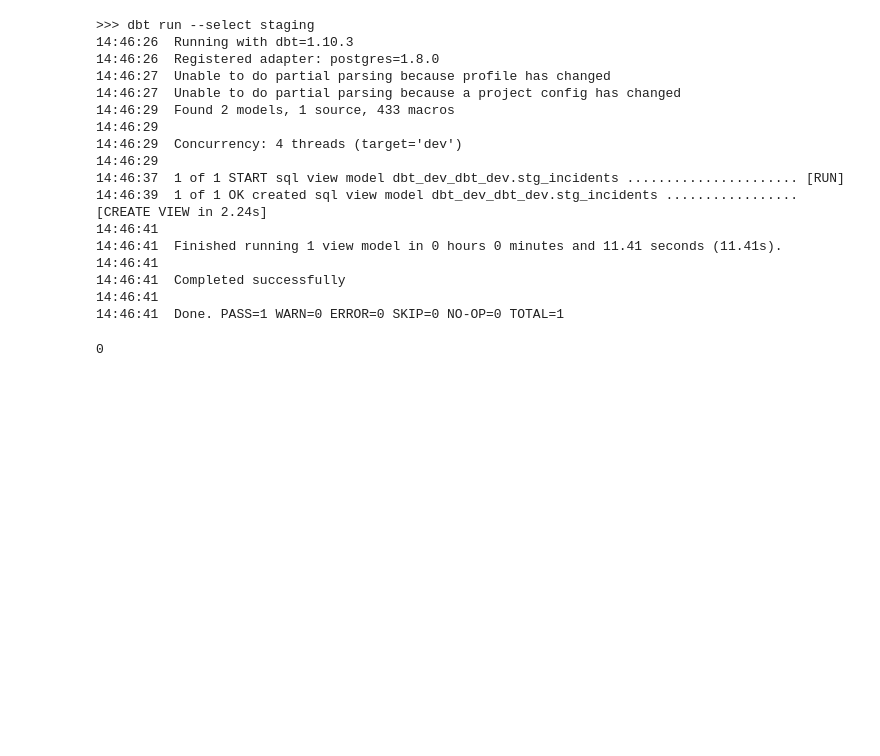
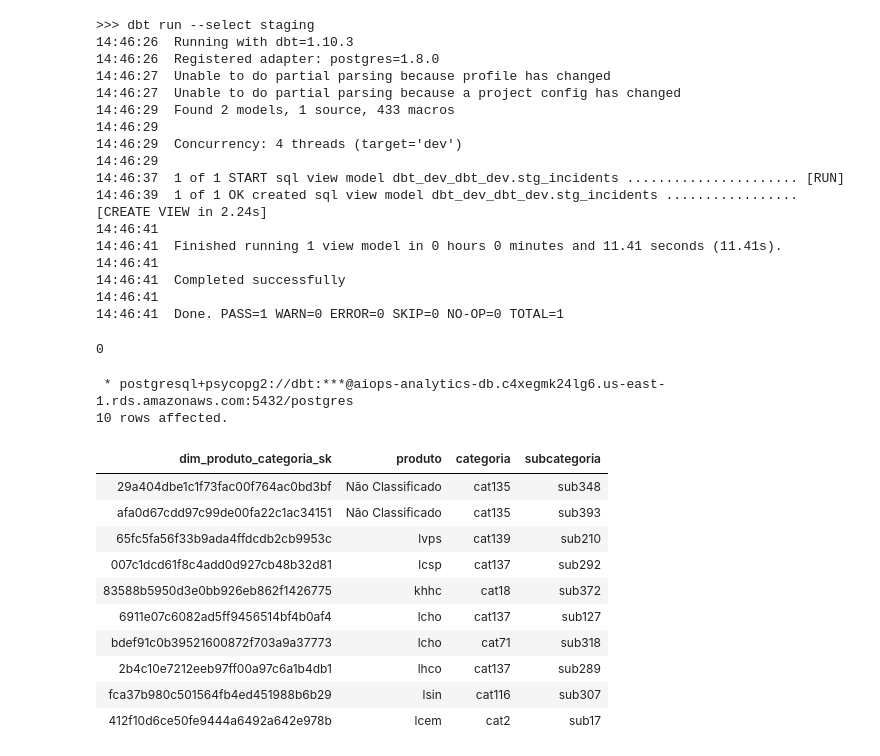
Before and after one commit to LucasBitte/aiops-locaweb-predictive-analytics, a Jupyter notebook: notebooks/03_dbt_star_schema.ipynb, the cells around one changed output. Saved outputs shown, nothing was run; the diff lists cells and outputs as text; code cells hidden in the pictures; blank space fills up the shorter version.

```diff
--- a/notebooks/03_dbt_star_schema.ipynb
+++ b/notebooks/03_dbt_star_schema.ipynb
@@ -149,3 +149,54 @@ run_dbt('run --select staging')
 14:46:41
 14:46:41  Done. PASS=1 WARN=0 ERROR=0 SKIP=0 NO-OP=0 TOTAL=1
 0
+# %%
+%%sql
+-- ─────────────────────────────────────────────────────────────
+-- dim_produto_categoria.sql
+--
+-- Unifiquei produto e categoria em uma única dimensão porque
+-- esses dois atributos descrevem o mesmo objeto: o ativo de TI
+-- impactado e a natureza da falha que ocorreu nele.
+-- Separá-los criaria joins desnecessários no Power BI
+-- sem agregar valor analítico real.
+-- ─────────────────────────────────────────────────────────────
+
+SELECT DISTINCT
+
+    -- Surrogate key composta pelos três campos.
+    -- Preciso dos três porque um mesmo produto pode ter
+    -- múltiplas categorias e subcategorias — só o produto
+    -- não seria suficiente para identificar unicamente cada linha
+    MD5("Produto" || "Categoria" || "Subcategoria")     AS dim_produto_categoria_sk,
+
+    -- Nome do ativo ou aplicação impactada.
+    -- É o "o quê" do incidente — qual serviço falhou
+    "Produto"                                           AS produto,
+
+    -- Classificação do tipo de falha técnica.
+    -- É o "como" do incidente — qual a natureza do problema
+    "Categoria"                                         AS categoria,
+
+    -- Detalhamento da categoria.
+    -- Nulos foram tratados na camada silver como 'Não Informada'
+    -- para que eu possa mapear erros de triagem sem perder linhas
+    "Subcategoria"                                      AS subcategoria
+
+FROM dbt_dev.raw_incidents_silver
+WHERE "Produto"   IS NOT NULL
+  AND "Categoria" IS NOT NULL
+limit 10
+# %% [output]
+ * postgresql+psycopg2://dbt:***@aiops-analytics-db.c4xegmk24lg6.us-east-1.rds.amazonaws.com:5432/postgres
+10 rows affected.
+| dim_produto_categoria_sk | produto | categoria | subcategoria |
+| 29a404dbe1c1f73fac00f764ac0bd3bf | Não Classificado | cat135 | sub348 |
+| afa0d67cdd97c99de00fa22c1ac34151 | Não Classificado | cat135 | sub393 |
+| 65fc5fa56f33b9ada4ffdcdb2cb9953c | lvps | cat139 | sub210 |
+| 007c1dcd61f8c4add0d927cb48b32d81 | lcsp | cat137 | sub292 |
+| 83588b5950d3e0bb926eb862f1426775 | khhc | cat18 | sub372 |
+| 6911e07c6082ad5ff9456514bf4b0af4 | lcho | cat137 | sub127 |
+| bdef91c0b39521600872f703a9a37773 | lcho | cat71 | sub318 |
+| 2b4c10e7212eeb97ff00a97c6a1b4db1 | lhco | cat137 | sub289 |
+| fca37b980c501564fb4ed451988b6b29 | lsin | cat116 | sub307 |
+| 412f10d6ce50fe9444a6492a642e978b | lcem | cat2 | sub17 |
```
Also changed, not shown: parts of 12 cells of this notebook, 2 other files.
